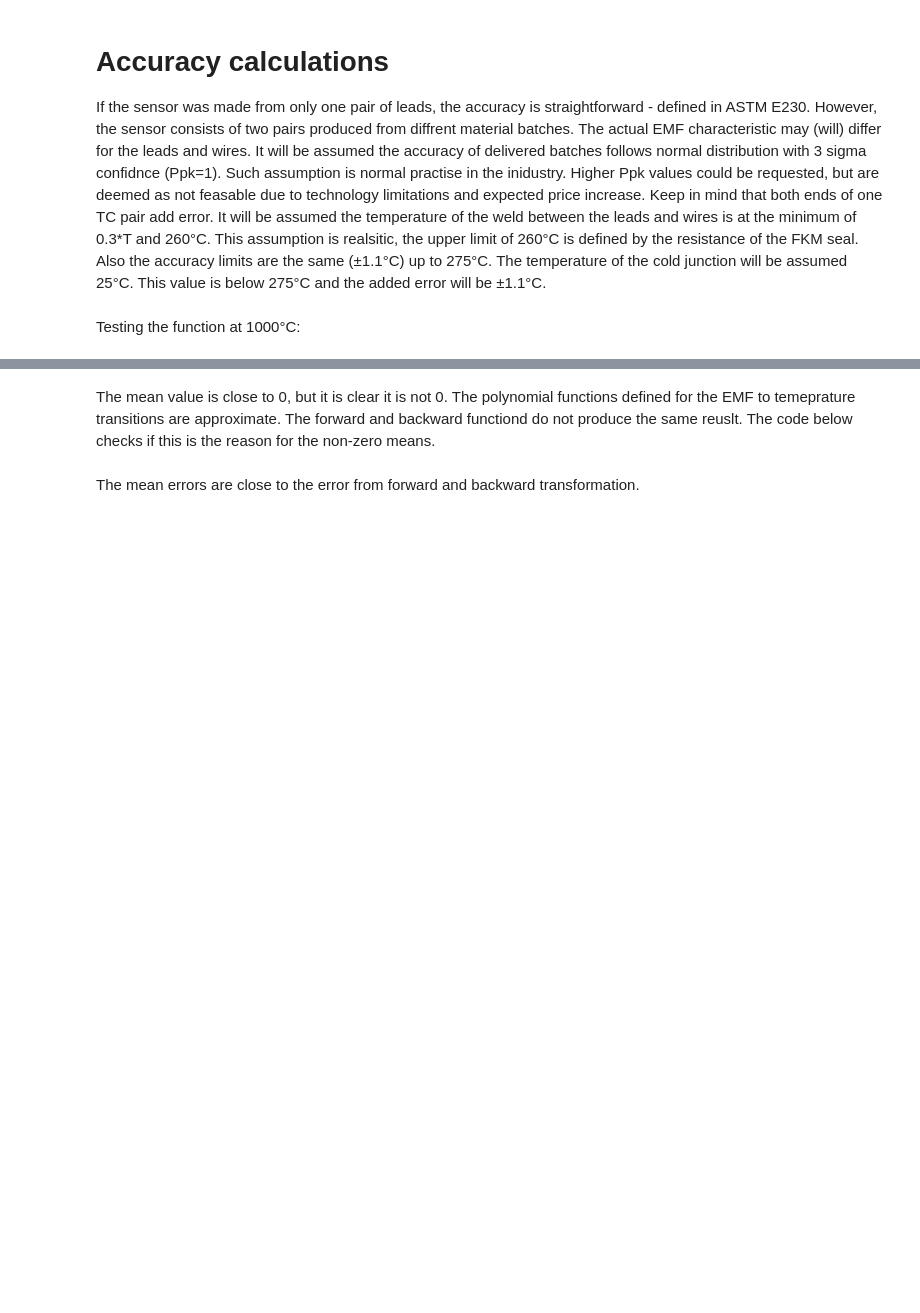
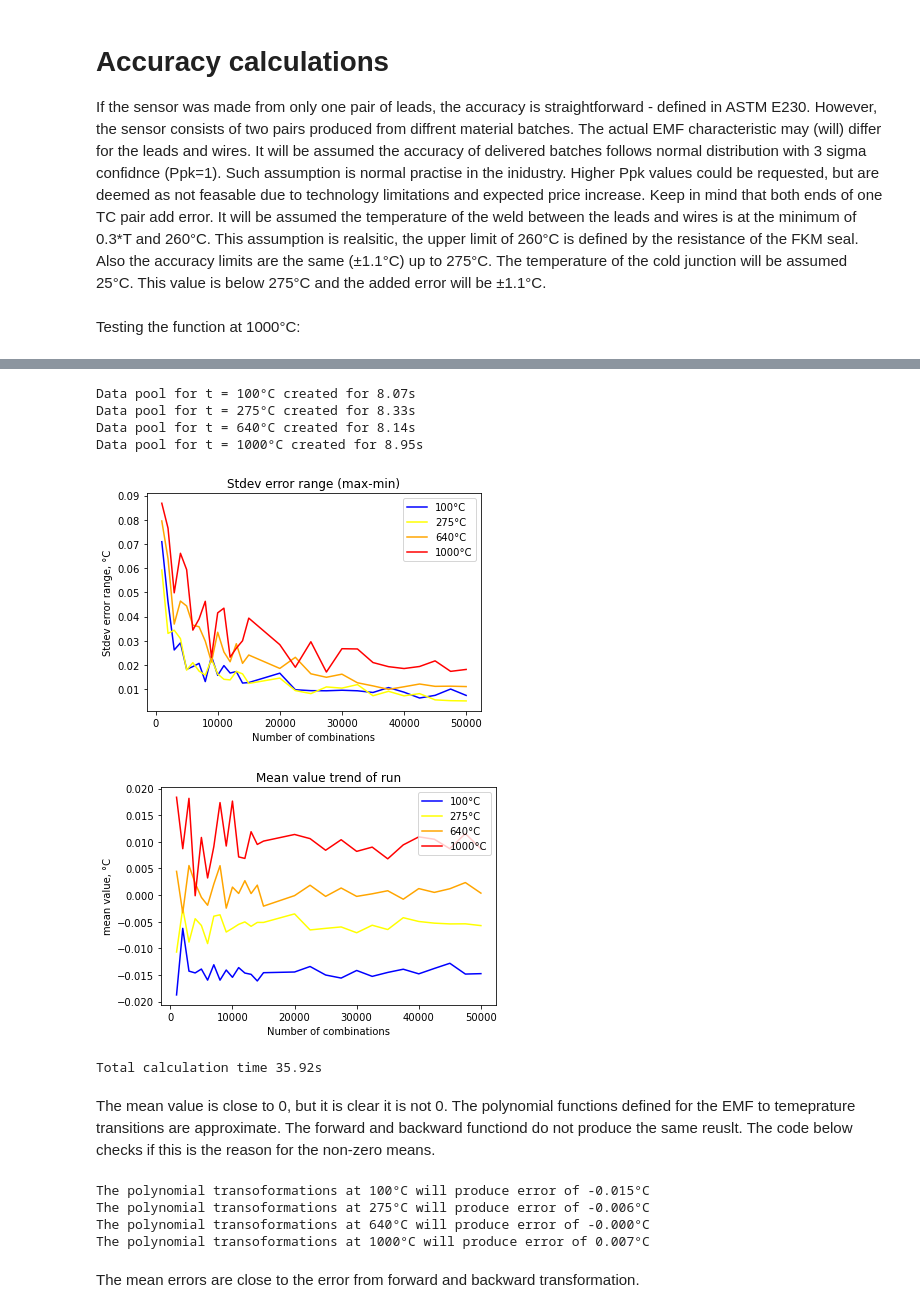
Before and after one commit to Chehlarov/Math-for-devs, a Jupyter notebook: 99 - TC project/N-type thermocouple accuracy calculation using Monte Carlo.ipynb, the cells around one changed output, grey strips where cells are left out. Drawn from its saved outputs; the diff is of its cells as text; code cells hidden in the pictures; blank space fills up the shorter version.

```diff
--- a/99 - TC project/N-type thermocouple accuracy calculation using Monte Carlo.ipynb
+++ b/99 - TC project/N-type thermocouple accuracy calculation using Monte Carlo.ipynb
@@ -297,59 +263,72 @@ def measurment_accuracy_mc():
     plot_mean = dict()
     plot_std = dict()
     x = list(range(1000, 15001, 1000))
-    x.extend(list(range(20000, 50001, 2000))) #number of combinations to analyze
+    x.extend(list(range(20000, 50001, 2500))) #number of combinations to analyze
     for t in temperatures:
         plot_mean[t] = []
-        plot_std[t] = []
+        plot_range[t] = []
         t_start_data_pool = time.time()
-        data_pool = fast_error_monte_carlo(t, number_of_combos = 2*np.max(x)) # it is imperative the data pool to be larger than the number of values we pick
+        data_pool = generate_monte_carlo(t, number_of_combos = 3 * np.max(x)) # it is imperative the data pool to be larger than the number of values we pick
         t_end_data_pool = time.time()
-        print(f"Data pool for t = {t}°C created for {t_end_data_pool-t_start_data_pool:.2f}s")
+        print(f"Data pool for t = {t}°C created for {(t_end_data_pool-t_start_data_pool):.2f}s")
         for n_combos in x:
             run_means_results = []
-            run_std_results = []
-            for run in range(0, 50):
+            run_range_results = []
+            for run in range(0, 20):
                 data_sub_set = np.random.choice(data_pool, size=n_combos)
                 mean = np.mean(data_sub_set)
-                stdev = np.std(data_sub_set)
+                rng = np.max(data_sub_set) - np.min(data_sub_set)
                 run_means_results.append(mean)
-                run_std_results.append(stdev)
+                run_range_results.append(rng)
 #             mean_of_std = np.mean(run_std_results)
             std_error_range = np.max(run_std_results) - np.min(run_std_results)
             plot_mean[t].append(np.mean(run_means_results))
-            plot_std[t].append(std_error_range)
+            plot_range[t].append(np.max(data_sub_set) - np.min(data_sub_set))
 
     for i, t in enumerate(temperatures):
         plt.plot(x, plot_std[t], color = cmap[i], label=f"{t}°C")
-#     plt.plot([np.min(x), np.max(x)], [5, 5], color = "green", label="5% limit")
+    plt.axhline(5, color = "green", label="5% limit")
     plt.title("Stdev error range (max-min)")
     plt.xlabel("Number of combinations")
     plt.ylabel("Stdev error range, °C")
     plt.legend(loc="upper right")
     plt.show()
 
     for i, t in enumerate(temperatures):
         plt.plot(x, plot_mean[t], color = cmap[i], label=f"{t}°C")
     plt.title("Mean value trend of run")
     plt.xlabel("Number of combinations")
     plt.ylabel("mean value, °C")
     plt.legend()
     plt.show()
     t_end = time.time()
     print(f"Total calculation time {t_end-t_start:.2f}s")
 
 measurment_accuracy_mc()
+# %% [output]
+Data pool for t = 100°C created for 8.07s
+Data pool for t = 275°C created for 8.33s
+Data pool for t = 640°C created for 8.14s
+Data pool for t = 1000°C created for 8.95s
+[figure, added]
+[figure, added]
+Total calculation time 35.92s
 # %% [markdown]
 The mean value is close to 0, but it is clear it is not 0. The polynomial functions defined for the EMF to temeprature transitions are approximate. The forward and backward functiond do not produce the same reuslt. The code below checks if this is the reason for the non-zero means.
 # %%
-d100 = temperature_typeN(emf_typeN(100)) - 100
-d275 = temperature_typeN(emf_typeN(275)) - 275
-d640 = temperature_typeN(emf_typeN(640)) - 640
-d1000 = temperature_typeN(emf_typeN(1000)) - 1000
+d100 = get_temperature_from_emf(get_emf_from_temperature(100)) - 100
+d275 = get_temperature_from_emf(get_emf_from_temperature(275)) - 275
+d640 = get_temperature_from_emf(get_emf_from_temperature(640)) - 640
+d1000 = get_temperature_from_emf(get_emf_from_temperature(1000)) - 1000
 print(f"The polynomial transoformations at 100°C will produce error of {d100:.3f}°C")
 print(f"The polynomial transoformations at 275°C will produce error of {d275:.3f}°C")
 print(f"The polynomial transoformations at 640°C will produce error of {d640:.3f}°C")
 print(f"The polynomial transoformations at 1000°C will produce error of {d1000:.3f}°C")
+# %% [output]
+The polynomial transoformations at 100°C will produce error of -0.015°C
+The polynomial transoformations at 275°C will produce error of -0.006°C
+The polynomial transoformations at 640°C will produce error of -0.000°C
+The polynomial transoformations at 1000°C will produce error of 0.007°C
 # %% [markdown]
 The mean errors are close to the error from forward and backward transformation.
 # %%
```
Also changed, not shown: parts of 13 cells of this notebook.
